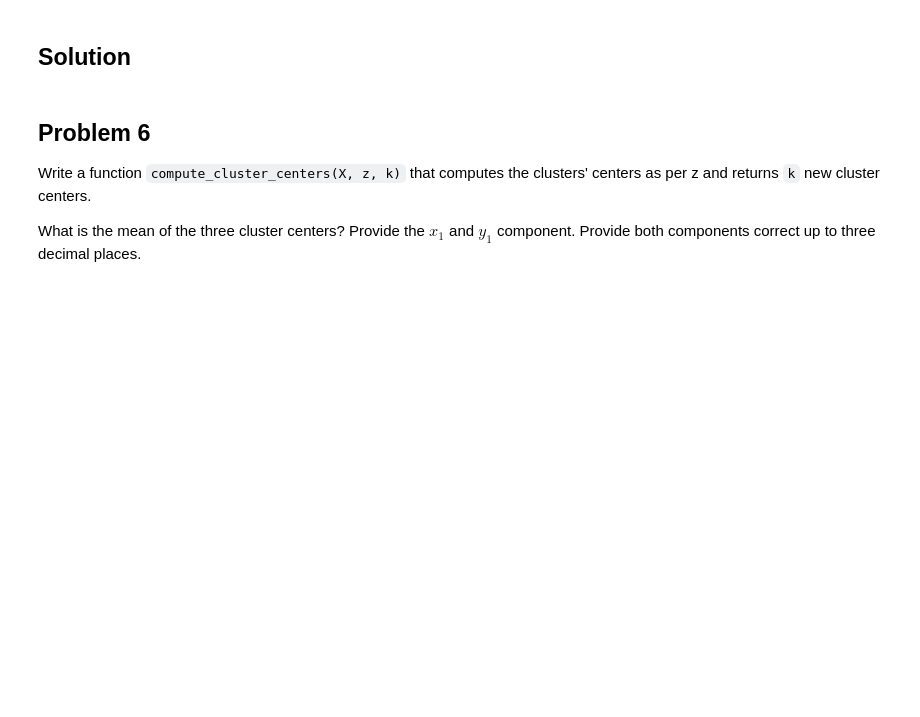
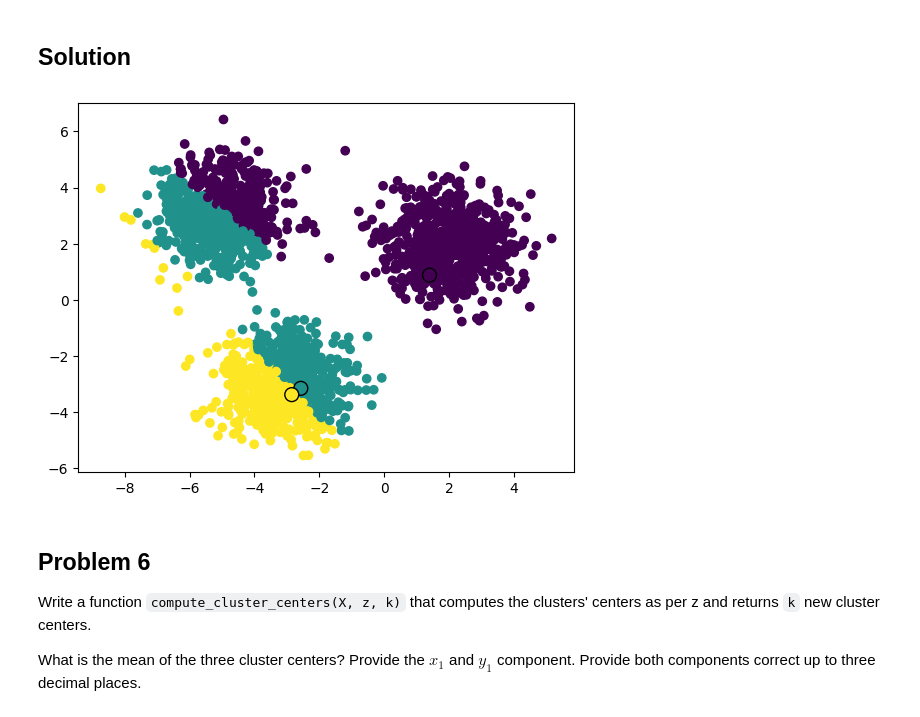
Before and after one commit to kumar-shivang/Machine-Learning-T, a Jupyter notebook: Week_3_Programming.ipynb, the cells around one changed output. Drawn from its saved outputs; the diff is of its cells as text; code cells hidden in the pictures; blank space fills up the shorter version.

Commit message:
Finished K-means clustering

```diff
--- a/Week_3_Programming.ipynb
+++ b/Week_3_Programming.ipynb
@@ -81,8 +82,14 @@ def assign_clusters(X: np.ndarray,k:int,cluster_centers:np.ndarray):
     :return: Nx1 array of cluster assignments
     """
     clusters = np.zeros(X.shape[0])
-    for i in range(X.shape[0]):
-        clusters[i] = min([(np.linalg.norm(X[i]-cluster_centers[j]),j) for j in range(k)])
+    # find the closest cluster center for each point in X
+    distances = np.zeros((X.shape[0],k))
+    for i in range(k):
+        distances[:,i] = np.linalg.norm(X - cluster_centers[i], axis=1)
+    clusters = np.argmin(distances, axis=1)
     return clusters
-print(np.mean(X[assign_clusters(X,3,initial_cluster_centers)==0],axis=0))
+
+
+clusters = assign_clusters(X,3,initial_cluster_centers)
+np.mean(clusters)
 # %% [output]
@@ -98,3 +103,10 @@ Plot the data points, with different color for different clusters.
+# %%
+plt.scatter(X[:,0], X[:,1], c=clusters)
+#plot initial cluster centers with same color as the cluster centers with black outline and larger size
+plt.scatter(initial_cluster_centers[:,0], initial_cluster_centers[:,1], c=[0,1,2], edgecolors='k', s=100)
+plt.show()
+# %% [output]
+[figure, added]
 # %% [markdown]
 ## Problem 6
 Write a function `compute_cluster_centers(X, z, k)` that computes the clusters' centers as per z and returns `k` new cluster centers.
```
Also changed, not shown: parts of 10 cells of this notebook.
